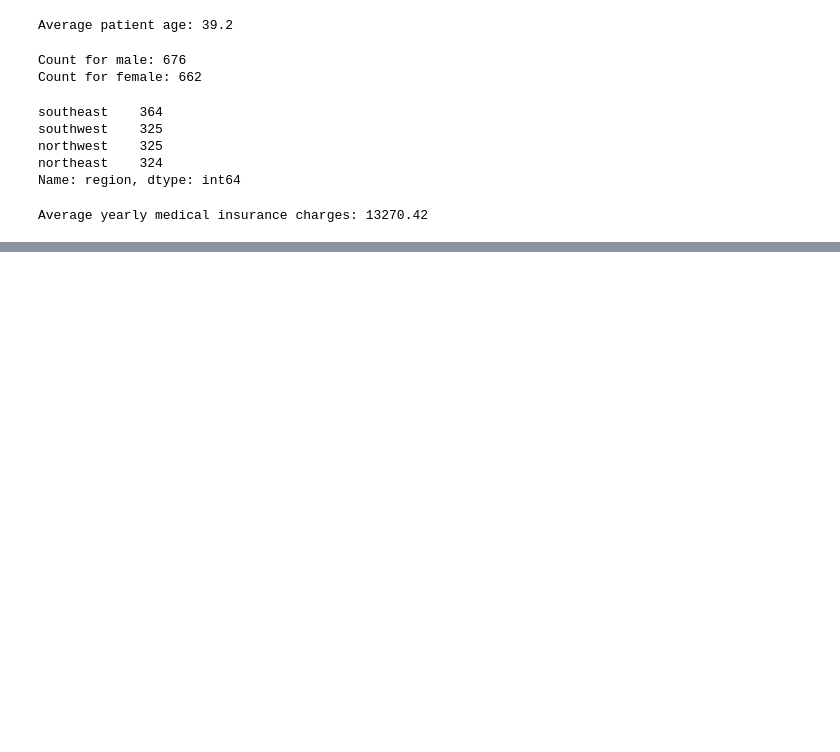
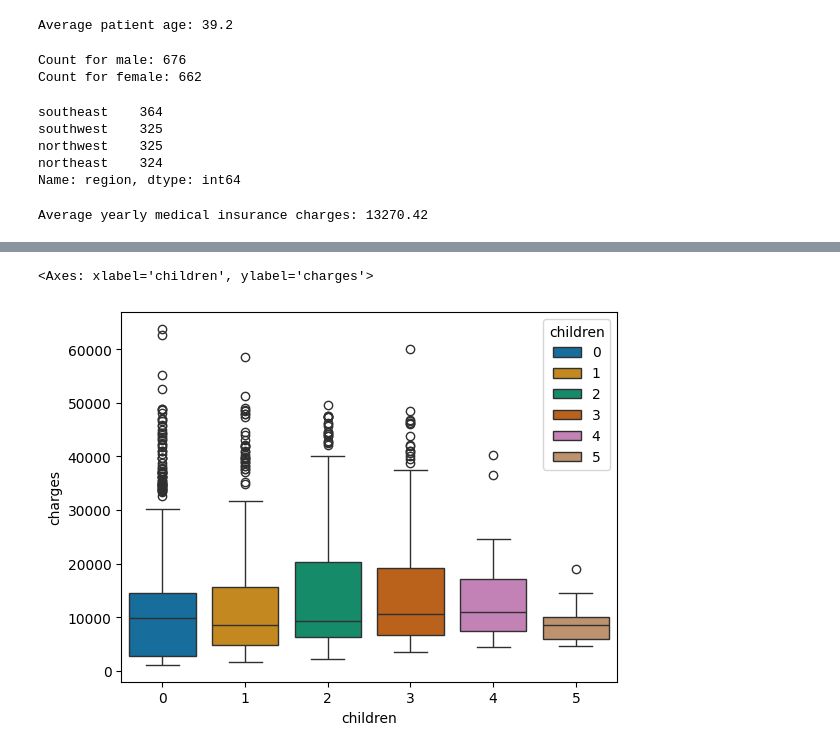
Before and after one commit to EuRoXy/dsp, a Jupyter notebook: us-medical-insurance.ipynb, the cells around one changed output, grey strips where cells are left out. Drawn from its saved outputs; the diff is of its cells as text; code cells hidden in the pictures; blank space fills up the shorter version.

```diff
--- a/us-medical-insurance.ipynb
+++ b/us-medical-insurance.ipynb
@@ -148,0 +116,6 @@ plt.annotate('', xy=(15,35), ha='left', #backgroundcolor='lightgray')
+# %%
+sns.boxplot(data=df, x='children', y='charges',
+            hue='children', palette='colorblind')
+# %% [output]
+<Axes: xlabel='children', ylabel='charges'>
+[figure, added]
```
Also changed, not shown: parts of 26 cells of this notebook, 1 other file.
